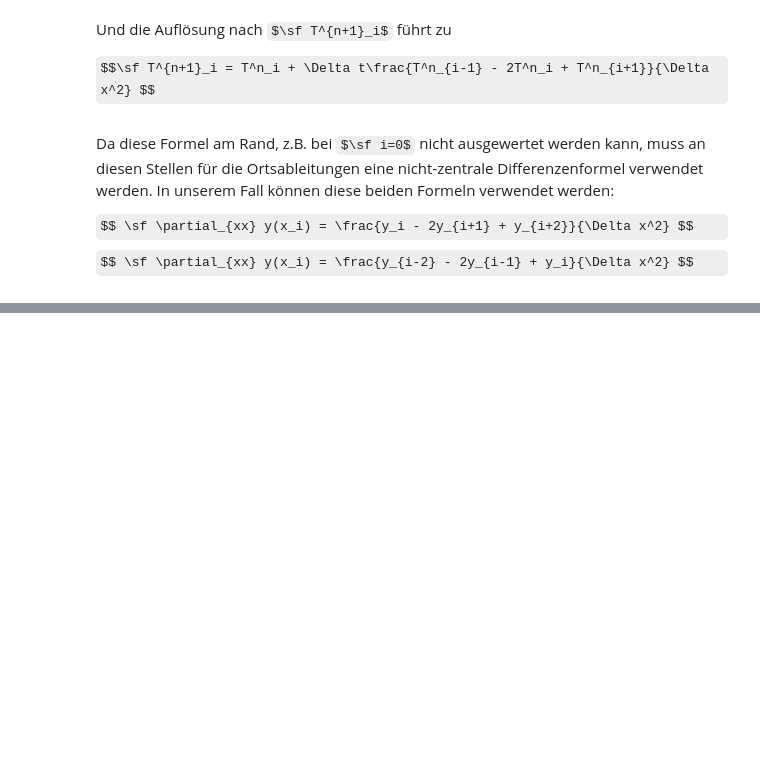
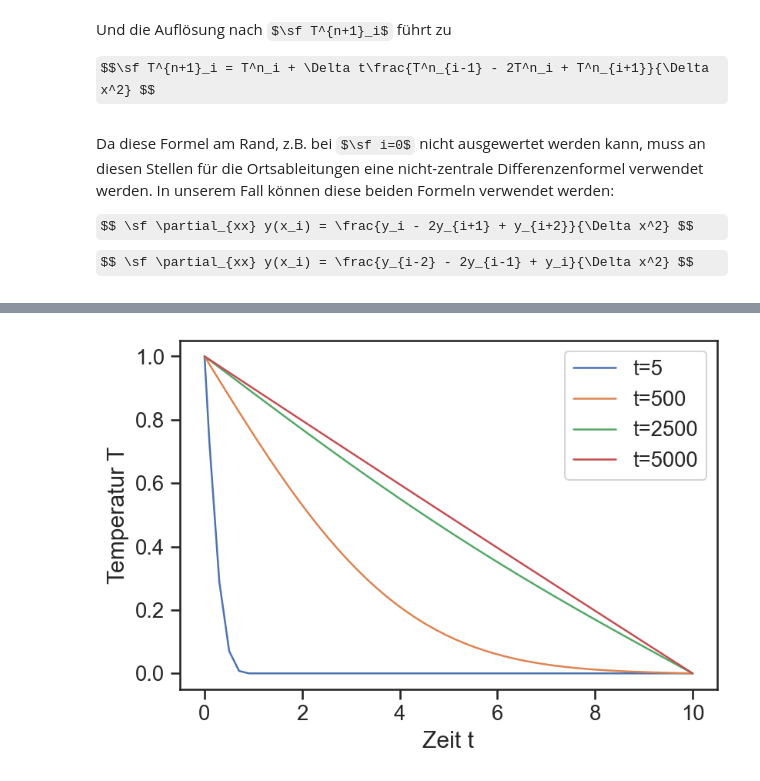
Before and after one commit to lu-kas/Vorlesung_Ingenieurinformatik, a Jupyter notebook: Content/Script/04_numerik/0433_pde.ipynb, the cells around one changed output, grey strips where cells are left out. Saved outputs shown, nothing was run; the diff lists cells and outputs as text; code cells hidden in the pictures; some formulas as TeX source; blank space fills up the shorter version.

```diff
--- a/Content/Script/04_numerik/0433_pde.ipynb
+++ b/Content/Script/04_numerik/0433_pde.ipynb
@@ -45,7 +53,4 @@ Als Beispiel wird der Anfangswert für die Temperatur $\sf T(x, t=0) = 0$ angeno
 # %%
-nx = 100
-nt = 10000
-x = np.linspace(0, 10, nx)
-t = np.linspace(0, 10, nt)
-dx = 10 / nx
-dt = 10 / nt
+# Infos für die Visualisierung
+x = np.linspace(0, x_ende, nx)
+t = np.linspace(0, t_ende, nt)
@@ -91,0 +86,10 @@ NameError: name 'd' is not defined
+# %%
+for i in [nt//1000, nt//10, nt//2, -1]:
+    t_label = f't={t[i]:.0f}'
+    plt.plot(x, T[i], label=t_label)
+
+plt.legend()
+plt.xlabel('Zeit t')
+plt.ylabel('Temperatur T');
+# %% [output]
+[figure, added]
```
Also changed, not shown: parts of 12 cells of this notebook.
